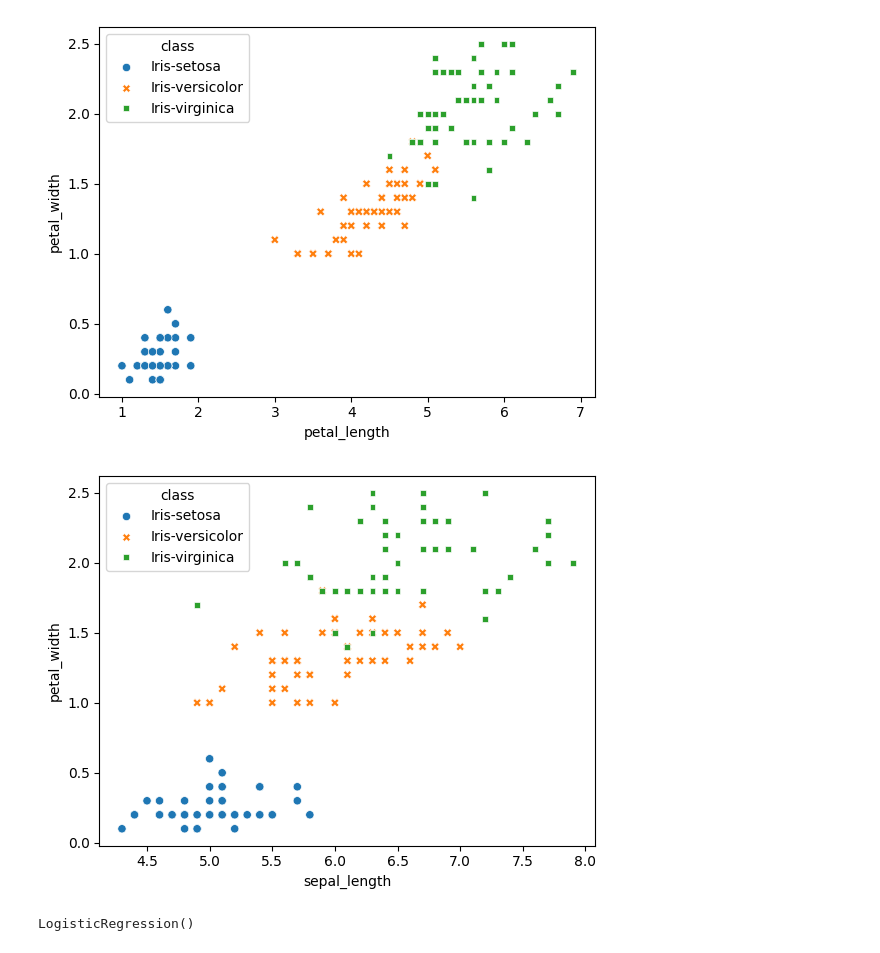
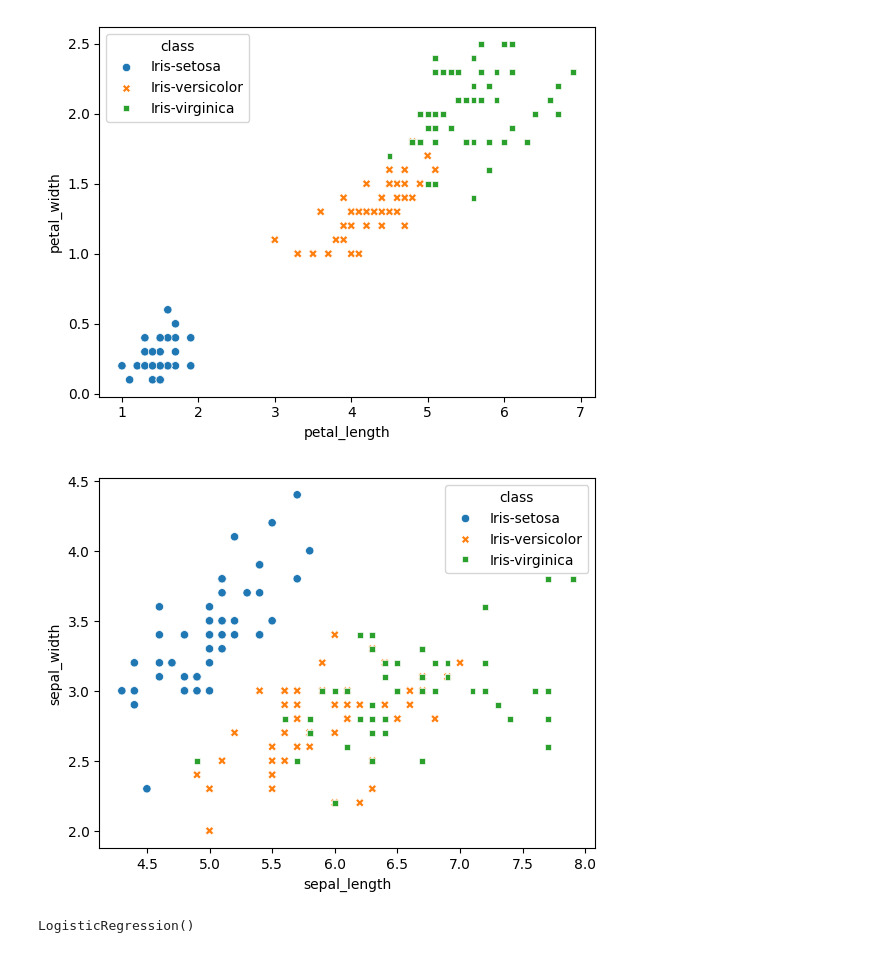
Before and after one commit to gadosanjos/CSCI-164, a Jupyter notebook: 1-intro/1.8/iris.ipynb, the cells around one changed output. Cells and saved outputs as stored; diff of their text form; code cells hidden in the pictures.

```diff
--- a/chapter1/1.8/iris.ipynb
+++ b/1-intro/1.8/iris.ipynb
@@ -52,9 +52,9 @@ p = sns.scatterplot(data=iris_dataset, x=x1Name, y=x2Name, hue='class', style='c
 # %% [output]
 [figure]
 # %%
-p2 = sns.scatterplot(data=iris_dataset, x=x3Name, y=x2Name, hue='class', style='class')
+p2 = sns.scatterplot(data=iris_dataset, x=x3Name, y=x4Name, hue='class', style='class')
 # %% [output]
-[figure, old version]
+[figure, new version]
 # %%
 # Flatten y into an array
 y = np.ravel(y)
```
Also changed, not shown: 33 other files.
